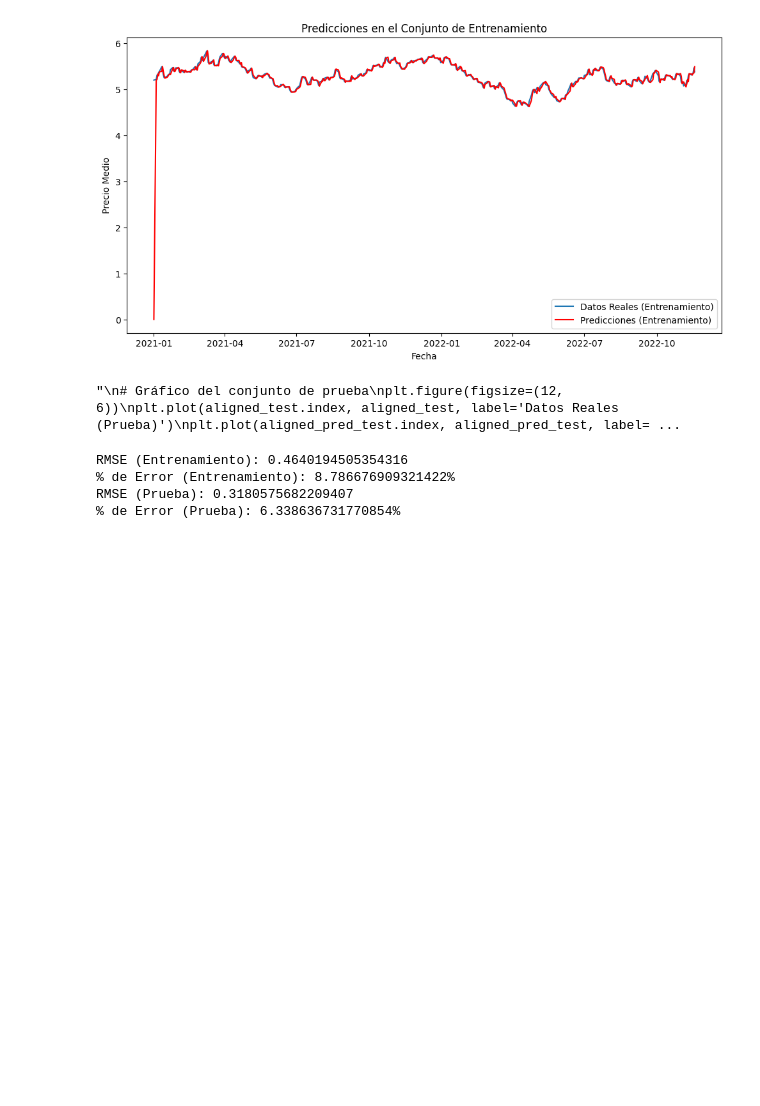
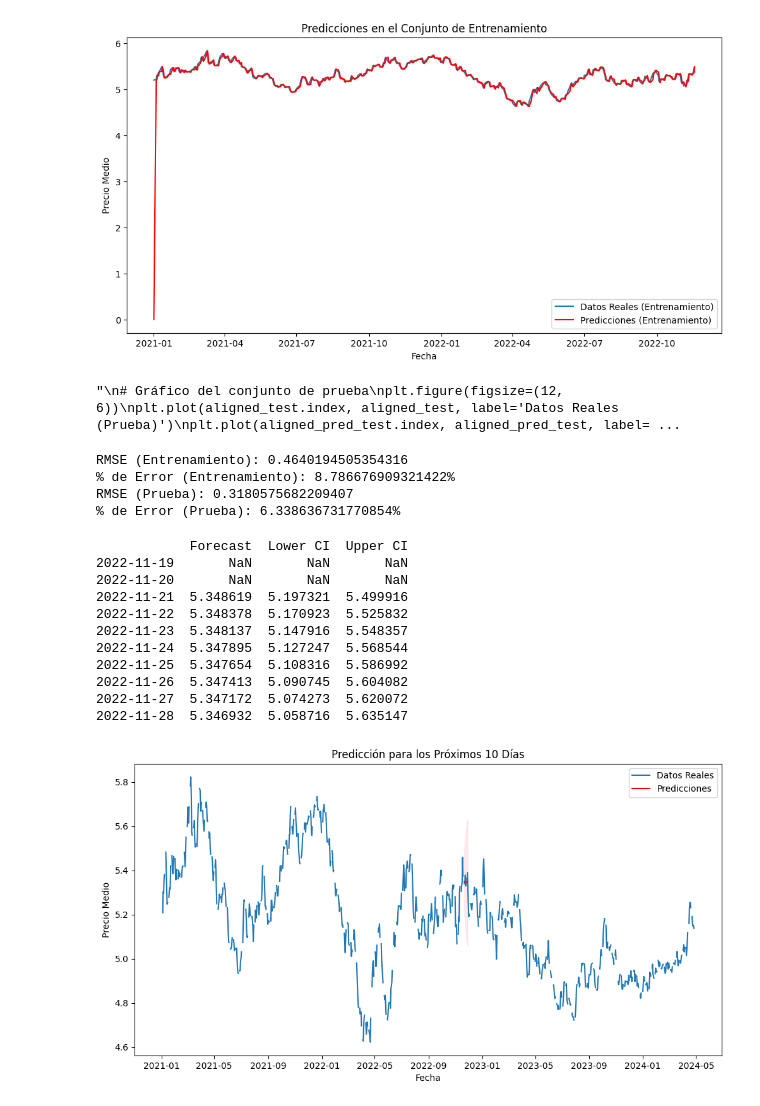
Before and after one commit to DajeanArcila/DajeanArcila, a Jupyter notebook: TestADFEstacionalidad.ipynb, the cells around one changed output. Cells and saved outputs as stored; diff of their text form; code cells hidden in the pictures; blank space fills up the shorter version.

```diff
--- a/TestADFEstacionalidad.ipynb
+++ b/TestADFEstacionalidad.ipynb
@@ -601,3 +601,43 @@ RMSE (Entrenamiento): 0.4640194505354316
 % de Error (Entrenamiento): 8.786676909321422%
 RMSE (Prueba): 0.3180575682209407
 % de Error (Prueba): 6.338636731770854%
+# %%
+'''
+
+# Generar la predicción para los próximos 10 días
+forecast_steps = 10
+forecast = model_fit.get_forecast(steps=forecast_steps)
+forecast_mean = forecast.predicted_mean
+forecast_ci = forecast.conf_int()
+
+# Crear un DataFrame para almacenar las predicciones
+forecast_dates = pd.date_range(start=train.index[-1] + pd.Timedelta(days=1), periods=forecast_steps, freq='D')
+forecast_df = pd.DataFrame({'Forecast': forecast_mean, 'Lower CI': forecast_ci.iloc[:, 0], 'Upper CI': forecast_ci.iloc[:, 1]}, index=forecast_dates)
+
+# Mostrar las predicciones
+print(forecast_df)
+
+# Visualizar las predicciones
+plt.figure(figsize=(12, 6))
+plt.plot(dataset.index, dataset['Mean'], label='Datos Reales')
+plt.plot(forecast_df.index, forecast_df['Forecast'], label='Predicciones', color='red')
+plt.fill_between(forecast_df.index, forecast_df['Lower CI'], forecast_df['Upper CI'], color='pink', alpha=0.3)
+plt.title('Predicción para los Próximos 10 Días')
+plt.xlabel('Fecha')
+plt.ylabel('Precio Medio')
+plt.legend()
+plt.show()
+'''
+# %% [output]
+            Forecast  Lower CI  Upper CI
+2022-11-19       NaN       NaN       NaN
+2022-11-20       NaN       NaN       NaN
+2022-11-21  5.348619  5.197321  5.499916
+2022-11-22  5.348378  5.170923  5.525832
+2022-11-23  5.348137  5.147916  5.548357
+2022-11-24  5.347895  5.127247  5.568544
+2022-11-25  5.347654  5.108316  5.586992
+2022-11-26  5.347413  5.090745  5.604082
+2022-11-27  5.347172  5.074273  5.620072
+2022-11-28  5.346932  5.058716  5.635147
+[figure, added]
```
Also changed, not shown: parts of 1 cell of this notebook.
